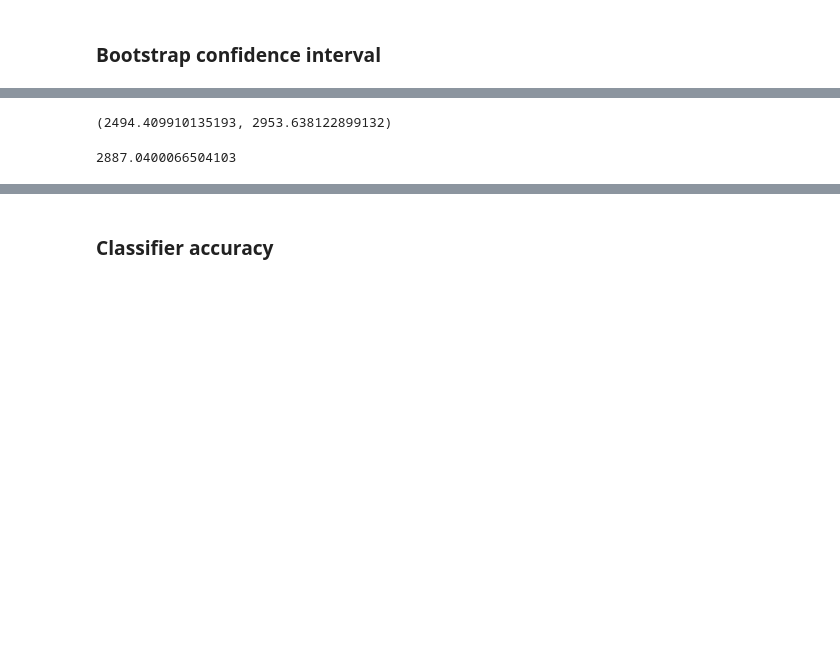
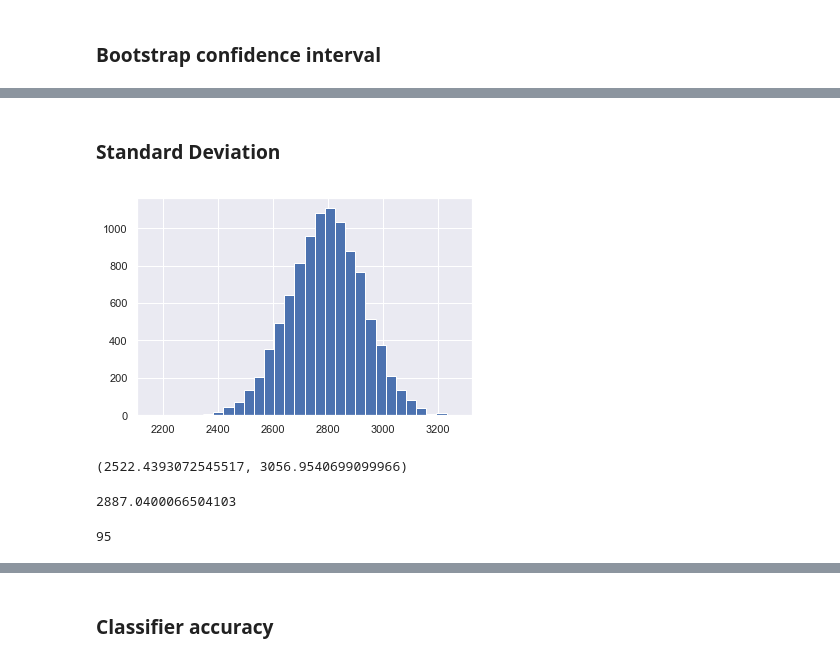
Before and after one commit to zhugeyicixin/DataSci200, a Jupyter notebook: lectures/lec22/bootstrap.ipynb, the cells around one changed output, grey strips where cells are left out. Drawn from its saved outputs; the diff is of its cells as text; code cells hidden in the pictures; blank space fills up the shorter version.

```diff
--- a/lectures/lec22/bootstrap.ipynb
+++ b/lectures/lec22/bootstrap.ipynb
@@ -170,7 +187,13 @@ plt.hist([width(v) for v in median_ints], bins=30);
+# %% [markdown]
+### Standard Deviation
+# %%
+bootstrap_dist(s_100, np.std)
+# %% [output]
+[figure, added]
 # %%
-ci(pd.Series(sample_100), np.std)
+ci(s_100, np.std)
 # %% [output]
-(2494.409910135193, 2953.638122899132)
+(2522.4393072545517, 3056.9540699099966)
 # %%
 np.std(population)
 # %% [output]
@@ -177,0 +203,4 @@ np.std(population)
+# %%
+sum([v[0] <= np.std(population) <= v[1] for v in std_ints])
+# %% [output]
+95
```
Also changed, not shown: parts of 39 cells of this notebook.
